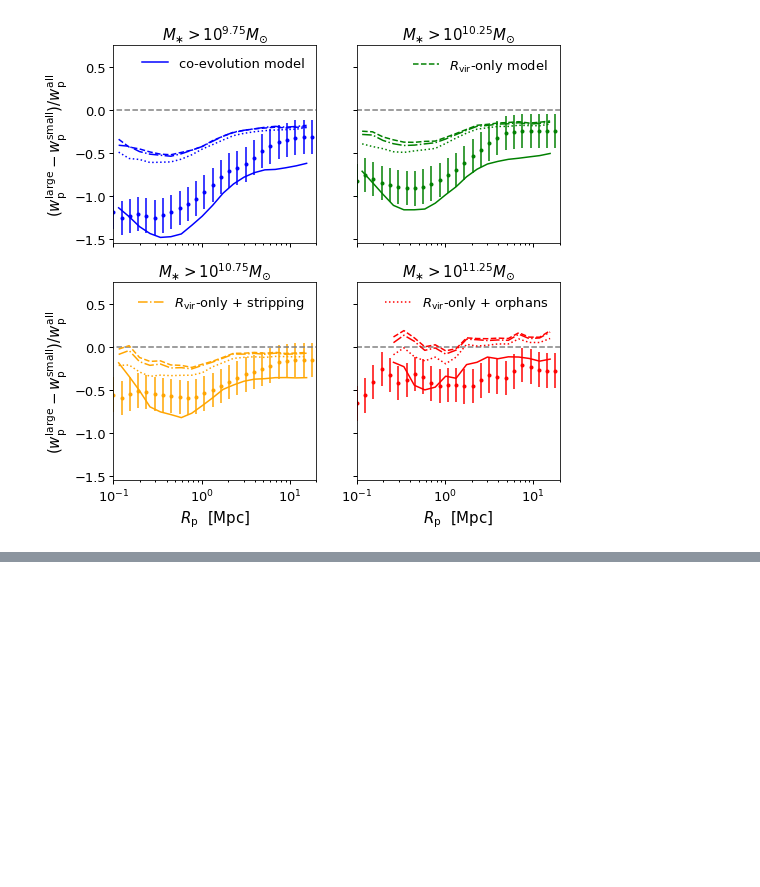
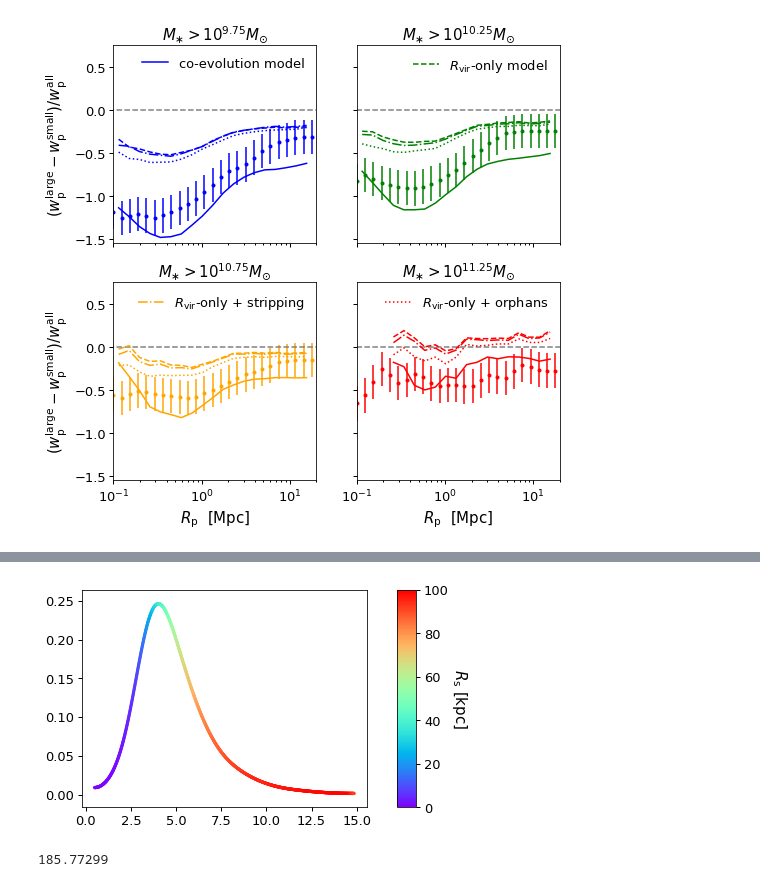
Before and after one commit to aphearin/galsize_models, a Jupyter notebook: notebooks/penultimate_results.ipynb, the cells around one changed output, grey strips where cells are left out. Saved outputs shown, nothing was run; the diff lists cells and outputs as text; code cells hidden in the pictures; blank space fills up the shorter version.

```diff
--- a/notebooks/penultimate_results.ipynb
+++ b/notebooks/penultimate_results.ipynb
@@ -372,0 +421,55 @@ fig.savefig(figname, bbox_extra_artists=[xlabel3, ylabel3], bbox_inches='tight')
+# %%
+rhalf_bins = np.linspace(0.35, 15, 50)
+rhalf_mids = 0.5*(rhalf_bins[:-1] + rhalf_bins[1:])
+
+censample_size_pdf, __ = np.histogram(censample['r50_maxcorr'], density=True, bins=rhalf_bins)
+
+binned_rs_mean_censample, __, __ = binned_statistic(censample['r50_maxcorr'],
+                    censample['rs'], bins=rhalf_bins, statistic='median')
+
+censample.sort('rs')
+npts = len(censample)
+rs_percentile = (1. + np.arange(npts))/float(npts+1)
+rs_percentile_in_bins, __, __ = binned_statistic(censample['r50_maxcorr'],
+                    rs_percentile, bins=rhalf_bins, statistic='median')
+
+
+# rs_min, rs_max = censample['rs'].min(), censample['rs'].max()
+# rs_width = rs_max-rs_min
+
+
+import matplotlib.cm as cm
+import matplotlib.colors as colors
+import matplotlib
+
+rs_colors = cm.rainbow(rs_percentile_in_bins)
+
+
+fig, axes = plt.subplots(nrows=1, ncols=2, gridspec_kw={'width_ratios':[15, 1]})
+xx
+cnorm = mpl.colors.Normalize(vmin=0, vmax=0.1*1000.)
+
+npts = int(1e3)
+x = np.linspace(rhalf_mids.min(), rhalf_mids.max(), npts)
+y = np.interp(x, rhalf_mids, censample_size_pdf)
+
+from scipy.signal import savgol_filter
+from scipy.ndimage.filters import gaussian_filter1d
+y2 = gaussian_filter1d(y, 50)
+
+z = np.interp(x, rhalf_mids, rs_percentile_in_bins)
+
+__=axes[0].scatter(x, y2, c=cm.rainbow(z), s=5)
+
+from matplotlib.colorbar import ColorbarBase
+
+my_cbar = ColorbarBase(axes[1], cmap=cm.rainbow, norm=cnorm)
+
+my_cbar.set_label(r'$R_{\rm s}$ ${\rm [kpc]}$', rotation=-90, labelpad=20)
+import matplotlib as mpl
+# %% [output]
+[figure, added]
+# %%
+censample['rvir'].max()
+# %% [output]
+185.77299
```
Also changed, not shown: parts of 7 cells of this notebook, 1 other file.
